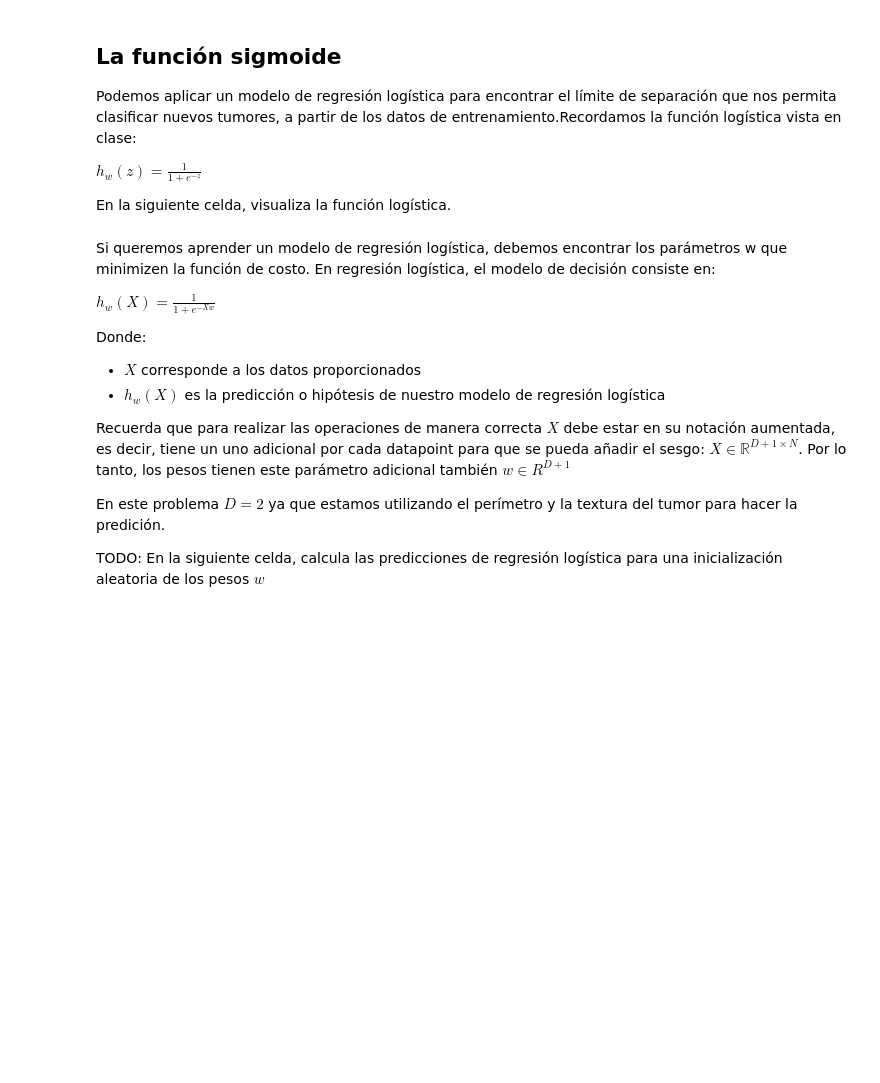
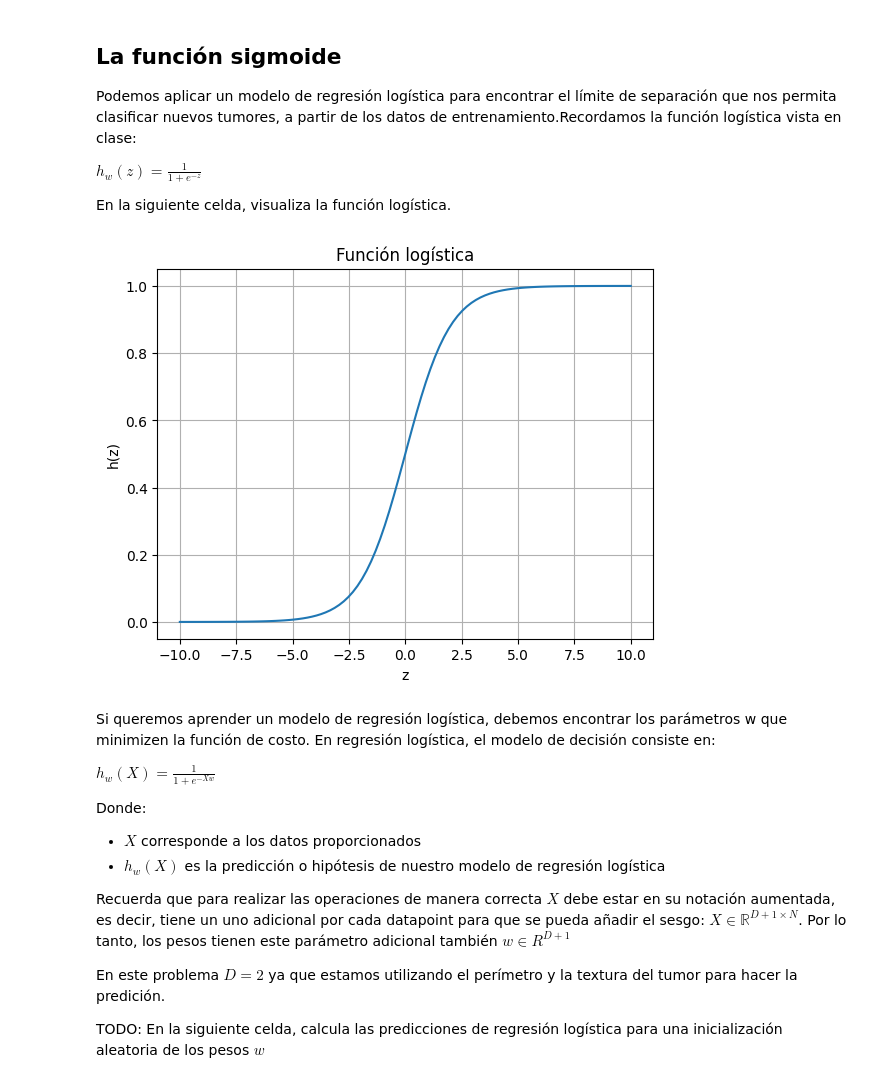
Before and after one commit to Derek-Bltrn/ML26_PXNDX_MADERO, a Jupyter notebook: src/ml26/E04_LogisticReg/logistic_regression_PXNDX.ipynb, the cells around one changed output. Saved outputs shown, nothing was run; the diff lists cells and outputs as text; code cells hidden in the pictures; blank space fills up the shorter version.

```diff
--- a/src/ml26/E04_LogisticReg/logistic_regression_PXNDX.ipynb
+++ b/src/ml26/E04_LogisticReg/logistic_regression_PXNDX.ipynb
@@ -115,17 +158,24 @@ En la siguiente celda, visualiza la función logística.
 # %%
 def logistic(z):
     # TODO: Calcula la hipótesis h(z)
     # ====== Start of solution =====
-    h = ...
+    h = 1/(1 + np.exp(-z))
     # ====== End of solution =====
     return h
 
 x = np.linspace(-10, 10, 100)
 y = logistic(x)
 # TODO: Grafica la función logística
 # ====== Start of solution =====
-
+plt.plot(x, y)
+plt.title("Función logística")
+plt.xlabel("z")
+plt.ylabel("h(z)")
+plt.grid()
+plt.show()
 # ====== End of solution =====
+# %% [output]
+[figure, added]
 # %% [markdown]
 Si queremos aprender un modelo de regresión logística, debemos encontrar los parámetros w que minimizen la función de costo. En regresión logística, el modelo de decisión consiste en:
 
```
Also changed, not shown: parts of 6 cells of this notebook.
